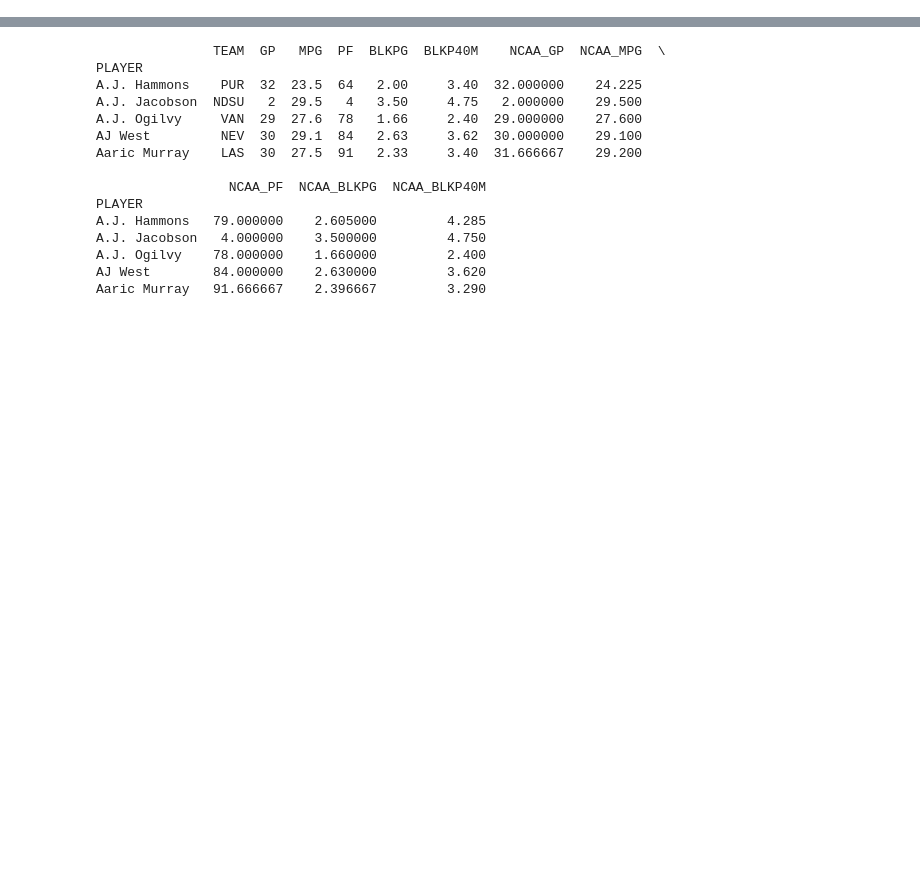
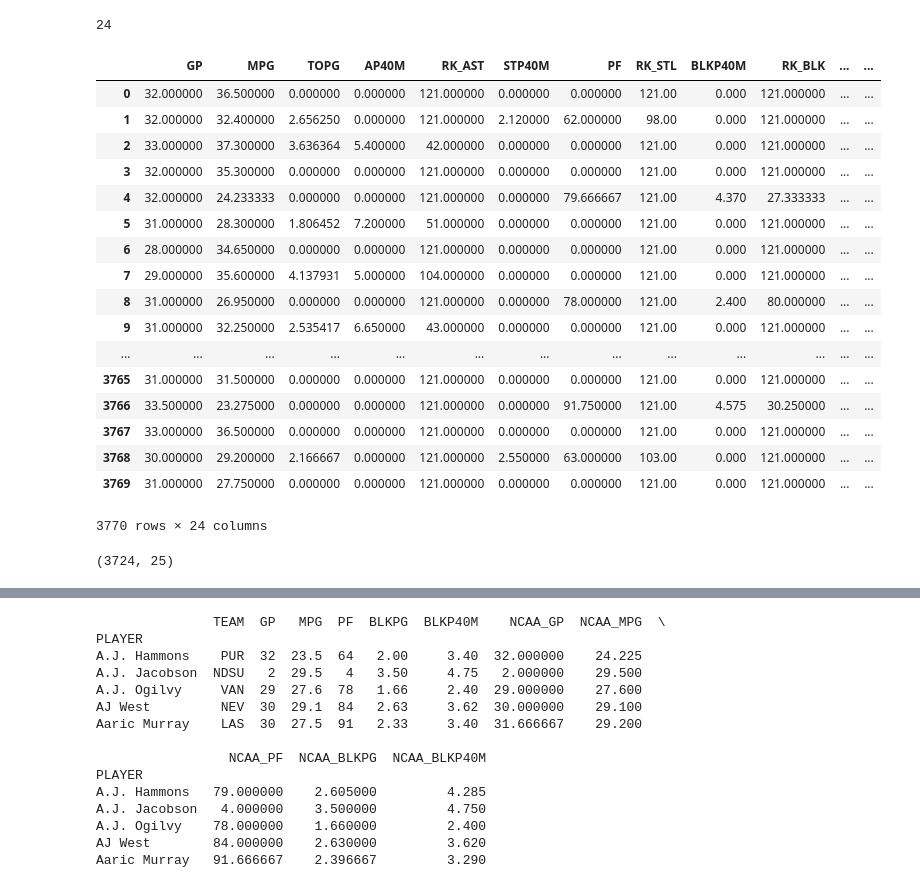
Before and after one commit to chungyushao/PDS_final, a Jupyter notebook: test.ipynb, the cells around one changed output, grey strips where cells are left out. Saved outputs shown, nothing was run; the diff lists cells and outputs as text; code cells hidden in the pictures; blank space fills up the shorter version.

```diff
--- a/test.ipynb
+++ b/test.ipynb
@@ -126,0 +87,57 @@ ValueError: Shape of passed values is (1, 38), indices imply (39, 38)
+# %%
+df_mean_post = df_mean.drop(['AST', 'TO', 'AST/TO', 'YEAR', 'STL', 'STPG', 'ST/TO','ST/PF',
+                             'BLK', 'BLKPG', 'BLK/PF', 'OFF', 'DEF', 'REB', 'RPG', 'APG'], axis = 1)
+print len(df_mean_post.columns)
+df_mean_post.columns
+
+for col in df_mean_post.columns:
+    if col[0:3] == 'RK_':
+        df_mean_post[col].fillna(121, inplace = True)
+    else:
+        df_mean_post[col].fillna(0, inplace = True)
+
+# df_mean_post[df_mean_post['PLAYER'] == 'Stephen Curry']
+df_mean_post.reset_index(inplace = True)
+df_mean_post.drop('index', axis = 1, inplace = True)
+df_mean_post
+# %% [output]
+24
+|  | GP | MPG | TOPG | AP40M | RK_AST | STP40M | PF | RK_STL | BLKP40M | RK_BLK | ... | ... |
+| 0 | 32.000000 | 36.500000 | 0.000000 | 0.000000 | 121.000000 | 0.000000 | 0.000000 | 121.00 | 0.000 | 121.000000 | ... | ... |
+| 1 | 32.000000 | 32.400000 | 2.656250 | 0.000000 | 121.000000 | 2.120000 | 62.000000 | 98.00 | 0.000 | 121.000000 | ... | ... |
+| 2 | 33.000000 | 37.300000 | 3.636364 | 5.400000 | 42.000000 | 0.000000 | 0.000000 | 121.00 | 0.000 | 121.000000 | ... | ... |
+| 3 | 32.000000 | 35.300000 | 0.000000 | 0.000000 | 121.000000 | 0.000000 | 0.000000 | 121.00 | 0.000 | 121.000000 | ... | ... |
+| 4 | 32.000000 | 24.233333 | 0.000000 | 0.000000 | 121.000000 | 0.000000 | 79.666667 | 121.00 | 4.370 | 27.333333 | ... | ... |
+| 5 | 31.000000 | 28.300000 | 1.806452 | 7.200000 | 51.000000 | 0.000000 | 0.000000 | 121.00 | 0.000 | 121.000000 | ... | ... |
+| 6 | 28.000000 | 34.650000 | 0.000000 | 0.000000 | 121.000000 | 0.000000 | 0.000000 | 121.00 | 0.000 | 121.000000 | ... | ... |
+| 7 | 29.000000 | 35.600000 | 4.137931 | 5.000000 | 104.000000 | 0.000000 | 0.000000 | 121.00 | 0.000 | 121.000000 | ... | ... |
+| 8 | 31.000000 | 26.950000 | 0.000000 | 0.000000 | 121.000000 | 0.000000 | 78.000000 | 121.00 | 2.400 | 80.000000 | ... | ... |
+| 9 | 31.000000 | 32.250000 | 2.535417 | 6.650000 | 43.000000 | 0.000000 | 0.000000 | 121.00 | 0.000 | 121.000000 | ... | ... |
+| ... | ... | ... | ... | ... | ... | ... | ... | ... | ... | ... | ... | ... |
+| 3765 | 31.000000 | 31.500000 | 0.000000 | 0.000000 | 121.000000 | 0.000000 | 0.000000 | 121.00 | 0.000 | 121.000000 | ... | ... |
+| 3766 | 33.500000 | 23.275000 | 0.000000 | 0.000000 | 121.000000 | 0.000000 | 91.750000 | 121.00 | 4.575 | 30.250000 | ... | ... |
+| 3767 | 33.000000 | 36.500000 | 0.000000 | 0.000000 | 121.000000 | 0.000000 | 0.000000 | 121.00 | 0.000 | 121.000000 | ... | ... |
+| 3768 | 30.000000 | 29.200000 | 2.166667 | 0.000000 | 121.000000 | 2.550000 | 63.000000 | 103.00 | 0.000 | 121.000000 | ... | ... |
+| 3769 | 31.000000 | 27.750000 | 0.000000 | 0.000000 | 121.000000 | 0.000000 | 0.000000 | 121.00 | 0.000 | 121.000000 | ... | ... |
+3770 rows × 24 columns
+# %%
+def separateNameField(row):
+    pattern = r'(\w*[\'-]*\w* \w*[\'-]*\w*).*'
+    s = row['Player']
+    s = s.replace('\xd5', '\'')
+    m = re.search(pattern, s)
+    row['Player'] = m.group(1)
+    return row
+
+allstar_stats = pd.read_csv('ref/allstar.csv')
+allstar_stats = allstar_stats.apply(separateNameField, axis = 1)
+player_name = set(allstar_stats['Player'])
+mean_set = set(df_mean_post['PLAYER'])
+
+df_mean_post['allstar'] = False
+for i, r in df_mean_post.iterrows():
+    df_mean_post.loc[i, 'allstar'] = r['PLAYER'] in player_name
+df_stars_T = df_mean_post[df_mean_post['allstar'] == True]
+df_stars_F = df_mean_post[df_mean_post['allstar'] == False]
+# %% [output]
+(3724, 25)
```
Also changed, not shown: parts of 3 cells of this notebook, 1 other file.
